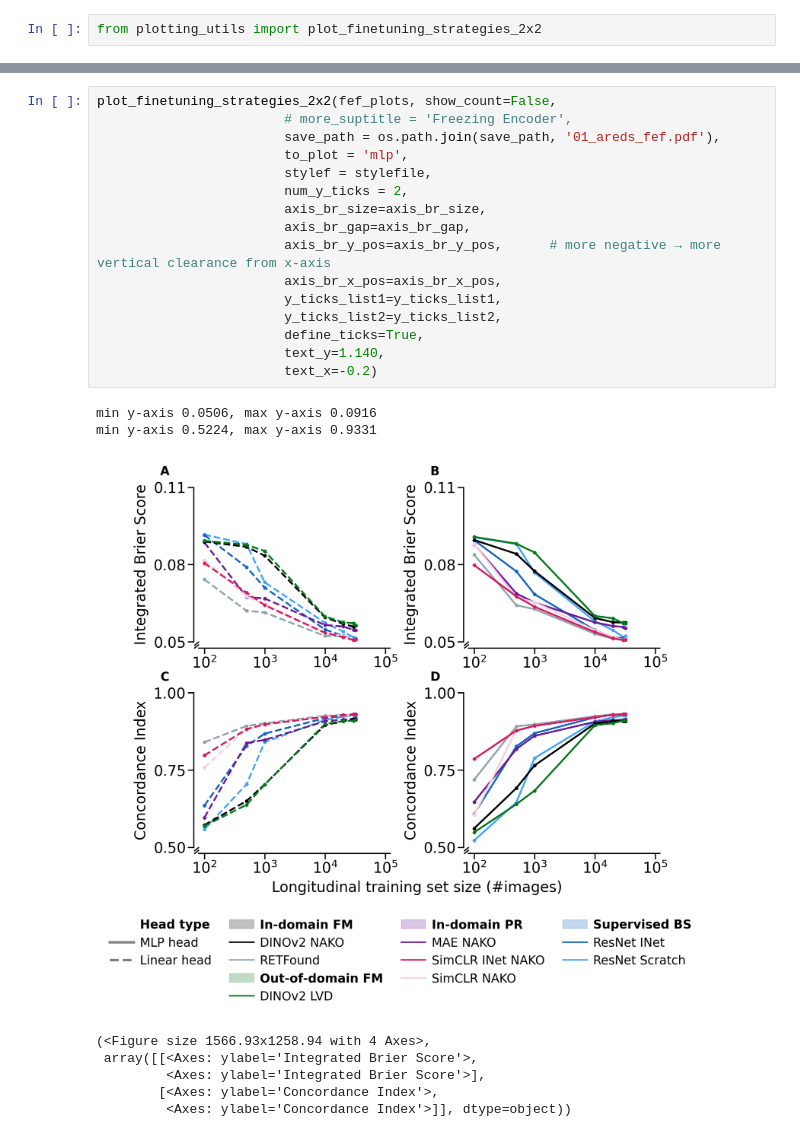
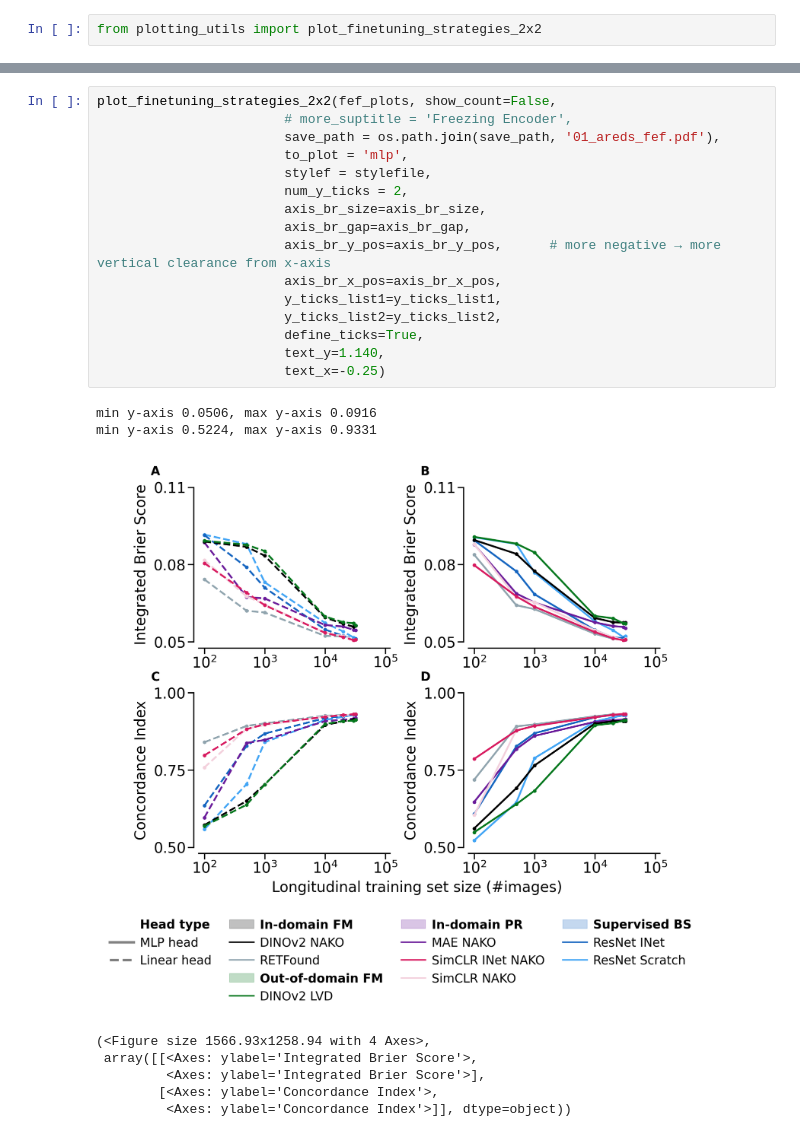
Before and after one commit to berenslab/leverage-data, a Jupyter notebook: areds_final_eval.ipynb, the cells around one changed output, grey strips where cells are left out. Drawn from its saved outputs; the diff is of its cells as text.

```diff
--- a/areds_final_eval.ipynb
+++ b/areds_final_eval.ipynb
@@ -473,23 +468,23 @@ min y-axis 0.5561, max y-axis 0.9201
 # %%
 plot_finetuning_strategies_2x2(fef_plots, show_count=False,
                         # more_suptitle = 'Freezing Encoder',
                         save_path = os.path.join(save_path, '01_areds_fef.pdf'),
                         to_plot = 'mlp',
                         stylef = stylefile,
                         num_y_ticks = 2,
                         axis_br_size=axis_br_size,
                         axis_br_gap=axis_br_gap,
                         axis_br_y_pos=axis_br_y_pos,      # more negative → more vertical clearance from x-axis
                         axis_br_x_pos=axis_br_x_pos,
                         y_ticks_list1=y_ticks_list1,
                         y_ticks_list2=y_ticks_list2,
                         define_ticks=True,
                         text_y=1.140,
-                        text_x=-0.2)
+                        text_x=-0.25)
 # %% [output]
 min y-axis 0.0506, max y-axis 0.0916
 min y-axis 0.5224, max y-axis 0.9331
-[figure, old version]
+[figure, new version]
 (<Figure size 1566.93x1258.94 with 4 Axes>,
  array([[<Axes: ylabel='Integrated Brier Score'>,
          <Axes: ylabel='Integrated Brier Score'>],
```
Also changed, not shown: parts of 25 cells of this notebook, 7 other files.
